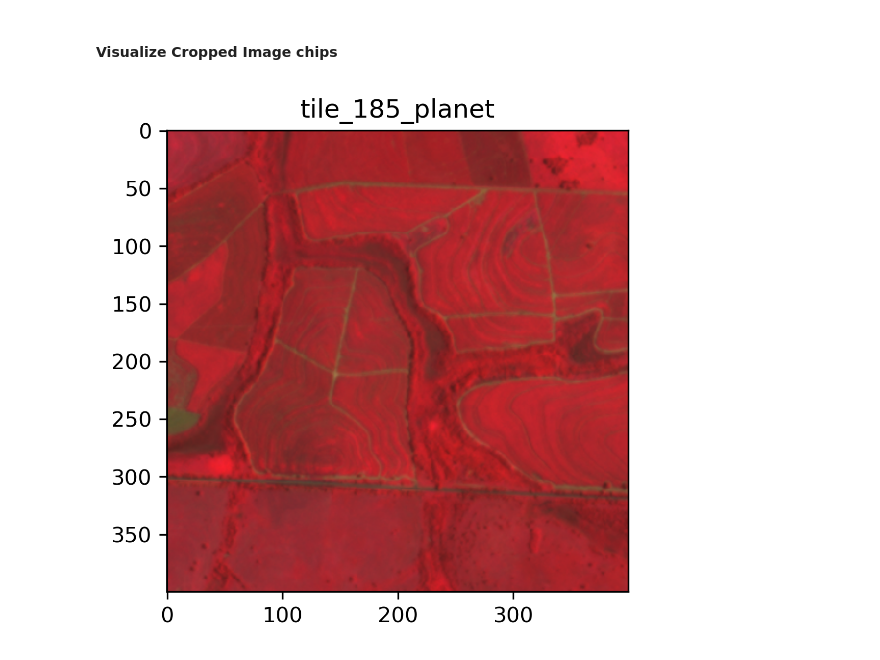
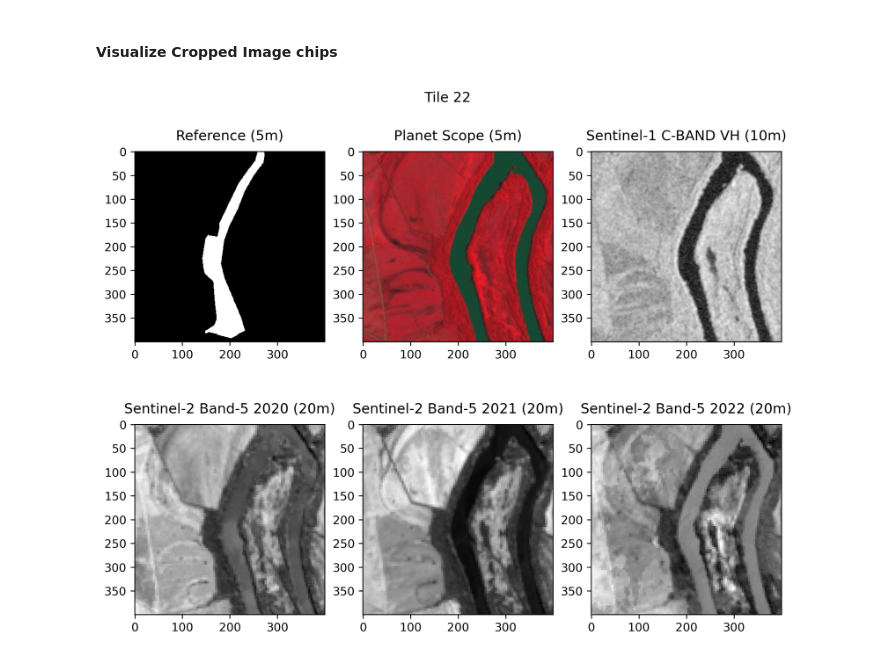
Before and after one commit to fnincao/reforestation-CNN, a Jupyter notebook: notebooks/2_crop_image_chips.ipynb, the cells around one changed output. Saved outputs shown, nothing was run; the diff lists cells and outputs as text; code cells hidden in the pictures.

```diff
--- a/notebooks/2_crop_image_chips.ipynb
+++ b/notebooks/2_crop_image_chips.ipynb
@@ -57,18 +66,18 @@ crop_other_img(to_crop_path='../../data/images/7_sentinel2',
 #### Visualize Cropped Image chips
 # %%
 # Visualize reference chips
-#vis.viz_reference(tile_number=488)
+#vis.viz_reference(tile_number=20)
 
 # Visualize planet chips
-#vis.viz_planet(tile_number=185)
+#vis.viz_planet(tile_number=55)
 
 # Visualize s1 chips
-#vis.viz_s1(tile_number=8)
+#vis.viz_s1(tile_number=77)
 
 # Visualize s2 chips
-#vis.viz_s2(tile_number=12)
+#vis.viz_s2(tile_number=10)
 
 # Visualize all chips
-#vis.viz_all(tile_number=22)
+vis.viz_all(tile_number=22)
 # %% [output]
-[figure, old version]
+[figure, new version]
```
Also changed, not shown: parts of 4 cells of this notebook, 3 other files.
